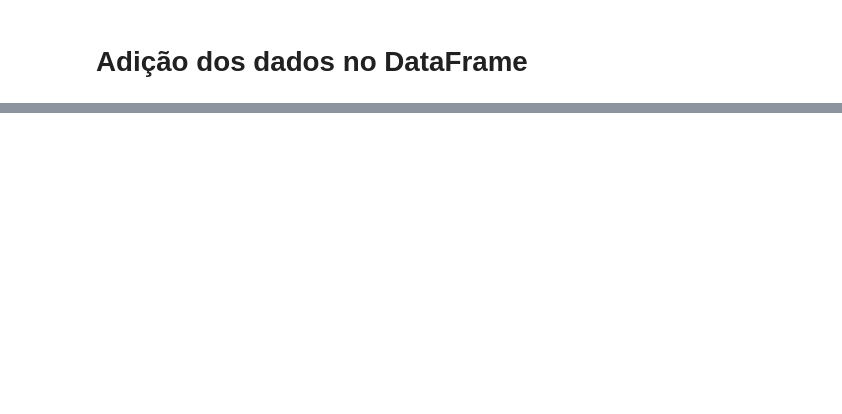
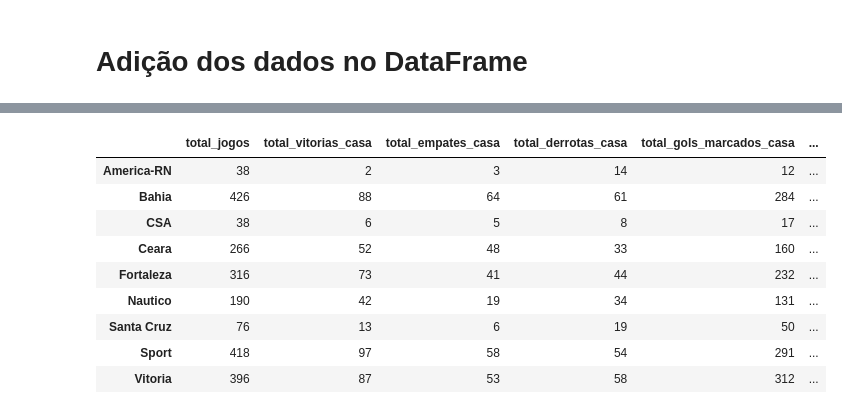
Before and after one commit to 022Vinicius/An-lises_de_dados_esportes, a Jupyter notebook: futebol_pernambucano.ipynb, the cells around one changed output, grey strips where cells are left out. Drawn from its saved outputs; the diff is of its cells as text; code cells hidden in the pictures; blank space fills up the shorter version.

```diff
--- a/futebol_pernambucano.ipynb
+++ b/futebol_pernambucano.ipynb
@@ -522,0 +590,13 @@ TypeError: 'Series' object is not callable
+# %%
+nordeste_times1
+# %% [output]
+|  | total_jogos | total_vitorias_casa | total_empates_casa | total_derrotas_casa | total_gols_marcados_casa | ... |
+| America-RN | 38 | 2 | 3 | 14 | 12 | ... |
+| Bahia | 426 | 88 | 64 | 61 | 284 | ... |
+| CSA | 38 | 6 | 5 | 8 | 17 | ... |
+| Ceara | 266 | 52 | 48 | 33 | 160 | ... |
+| Fortaleza | 316 | 73 | 41 | 44 | 232 | ... |
+| Nautico | 190 | 42 | 19 | 34 | 131 | ... |
+| Santa Cruz | 76 | 13 | 6 | 19 | 50 | ... |
+| Sport | 418 | 97 | 58 | 54 | 291 | ... |
+| Vitoria | 396 | 87 | 53 | 58 | 312 | ... |
```
Also changed, not shown: parts of 10 cells of this notebook.
